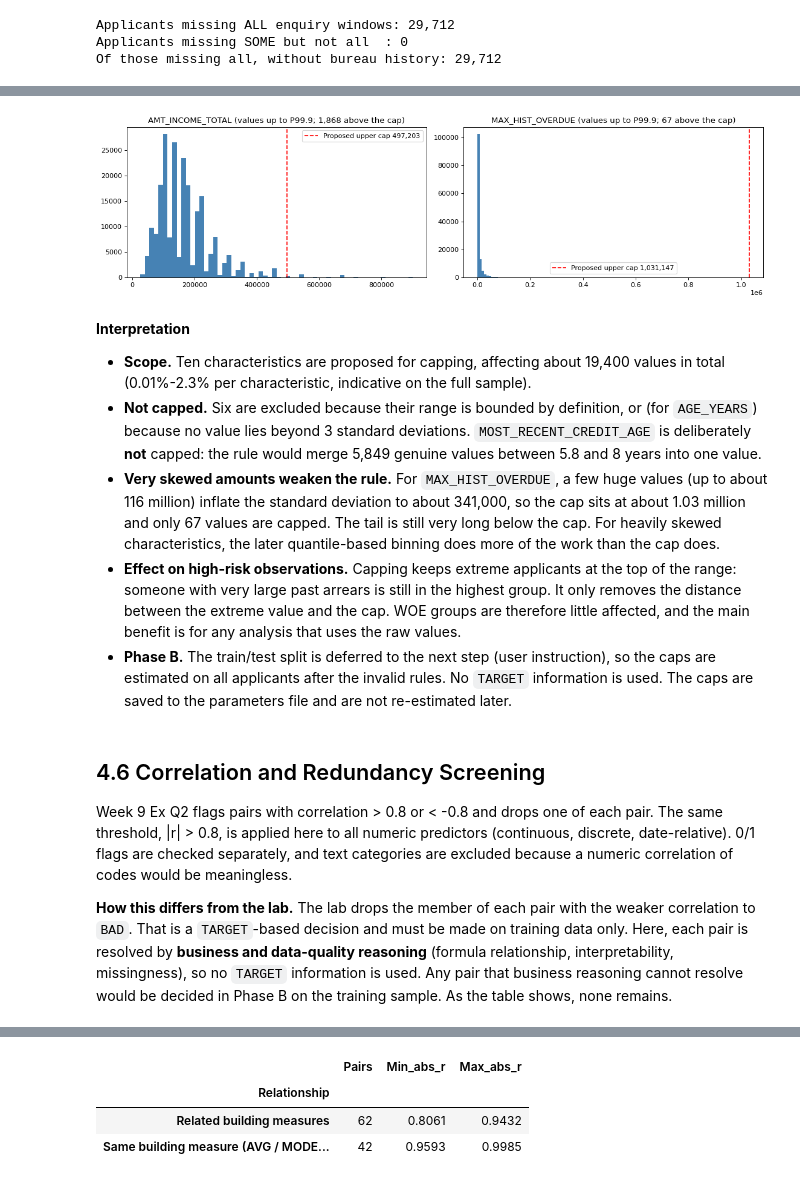
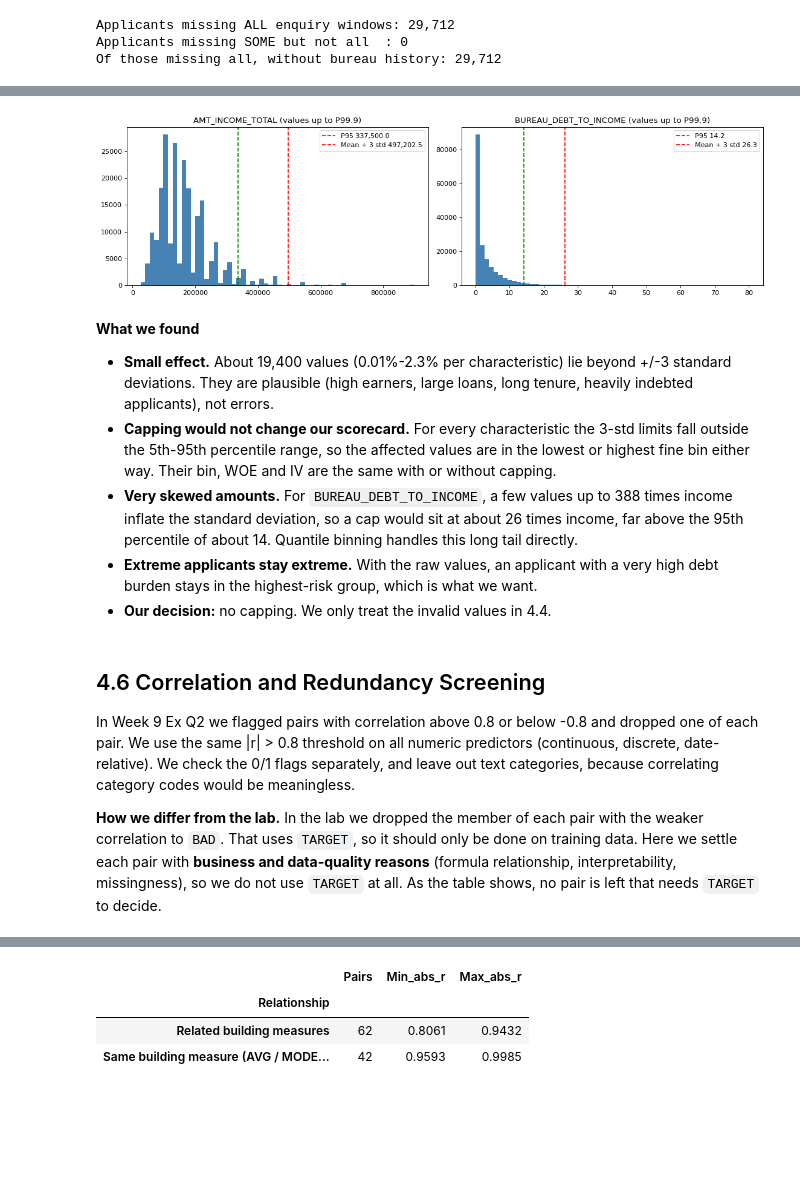
Before and after one commit to LeeLinWang/faproject, a Jupyter notebook: 04_Data_Preparation.ipynb, the cells around one changed output, grey strips where cells are left out. Drawn from its saved outputs; the diff is of its cells as text; code cells hidden in the pictures; blank space fills up the shorter version.

```diff
--- a/04_Data_Preparation.ipynb
+++ b/04_Data_Preparation.ipynb
@@ -769,29 +756,22 @@ def apply_invalid_preview(col):
     return s
 
 
-cap_candidates = {
-    'AMT_INCOME_TOTAL': 'Cap', 'AMT_CREDIT': 'Cap', 'LOAN_TO_INCOME': 'Cap', 'ANNUITY_TO_INCOME': 'Cap',
-    'CREDIT_TO_ANNUITY_RATIO': 'Cap', 'CREDIT_TO_GOODS_RATIO': 'Cap', 'EMPLOYMENT_YEARS': 'Cap',
-    'BUREAU_DEBT_TO_INCOME': 'Cap', 'DEBT_TO_CREDIT_RATIO': 'Cap', 'MAX_HIST_OVERDUE': 'Cap',
-    'OLDEST_CREDIT_AGE': 'Do not cap: bounded by the 8-year bureau window',
-    'MOST_RECENT_CREDIT_AGE': 'Do not cap: bounded 0-8 years; a cap would merge genuine values of 5.8-8 years',
-    'ACTIVE_LOAN_RATIO': 'Do not cap: share bounded 0-1',
-    'EXISTING_DEBT_SHARE_OF_EXPOSURE': 'Do not cap: share bounded 0-1',
-}
+continuous_retained = ['AMT_INCOME_TOTAL', 'AMT_CREDIT', 'LOAN_TO_INCOME', 'ANNUITY_TO_INCOME', 'CREDIT_TO_ANNUITY_RATIO',
+                       'CREDIT_TO_GOODS_RATIO', 'EMPLOYMENT_YEARS', 'BUREAU_DEBT_TO_INCOME', 'DEBT_TO_CREDIT_RATIO']
 
-cap_rows = []
-for col, action in cap_candidates.items():
-    s = apply_invalid_preview(col)
+outlier_rows = []
+for col in continuous_retained:
+    s = apply_invalid_preview(col).dropna()
     mean, std = s.mean(), s.std()
     lower, upper = mean - 3 * std, mean + 3 * std
-    below, above = (s < lower).sum(), (s > upper).sum()
-    cap_rows.append({'Characteristic': col, 'Mean': mean, 'Std': std, 'Lower cap': lower, 'Upper cap': upper,
-                     'Max (after invalid rules)': s.max(), 'Values below': below, 'Values above': above,
-                     '% affected': (below + above) / s.notnull().sum() * 100, 'Proposed action': action})
-capping_table = pd.DataFrame(cap_rows).set_index('Characteristic')
+    outlier_rows.append({'Characteristic': col, 'P5': s.quantile(0.05), 'Mean - 3 std': lower,
+                         'P95': s.quantile(0.95), 'Mean + 3 std': upper, 'Max': s.max(),
+                         'Values beyond +/-3 std': int(((s < lower) | (s > upper)).sum()),
+                         '% beyond': ((s < lower) | (s > upper)).mean() * 100,
+                         'Inside the outer 5% bins?': bool(lower <= s.quantile(0.05) and upper >= s.quantile(0.95))})
+outlier_table = pd.DataFrame(outlier_rows).set_index('Characteristic')
 with pd.option_context('display.float_format', '{:,.3f}'.format):
-    display(capping_table)
-
-to_cap = capping_table[capping_table['Proposed action'] == 'Cap']
-print(f"Proposed for capping: {len(to_cap)} characteristics, about {int(to_cap['Values below'].sum() + to_cap['Values above'].sum()):,} values (indicative, full sample)")
+    display(outlier_table)
+print(f"Values beyond +/-3 std: {outlier_table['Values beyond +/-3 std'].sum():,} in {len(outlier_table)} characteristics; "
+      f"all inside the lowest / highest 5% bin: {outlier_table['Inside the outer 5% bins?'].all()}")
 # %% [output]
@@ -815,31 +790,31 @@ Proposed for capping: 10 characteristics, about 19,443 values (indicative, full
 # %%
-# illustrate the effect on two very skewed characteristics (temporary series only)
+# the two most skewed characteristics: the 95th percentile (top fine bin starts here) and where a 3-std cap would sit
 fig, axes = plt.subplots(1, 2, figsize=(14, 4))
-for ax, col in zip(axes, ['AMT_INCOME_TOTAL', 'MAX_HIST_OVERDUE']):
+for ax, col in zip(axes, ['AMT_INCOME_TOTAL', 'BUREAU_DEBT_TO_INCOME']):
     s = apply_invalid_preview(col).dropna()
-    upper = capping_table.loc[col, 'Upper cap']
     ax.hist(s[s <= s.quantile(0.999)], bins=60, color='steelblue')
-    ax.axvline(upper, color='red', linestyle='--', label=f'Proposed upper cap {upper:,.0f}')
-    ax.set_title(f'{col} (values up to P99.9; {(s > upper).sum():,} above the cap)')
+    ax.axvline(outlier_table.loc[col, 'P95'], color='green', linestyle='--', label=f"P95 {outlier_table.loc[col, 'P95']:,.1f}")
+    ax.axvline(outlier_table.loc[col, 'Mean + 3 std'], color='red', linestyle='--', label=f"Mean + 3 std {outlier_table.loc[col, 'Mean + 3 std']:,.1f}")
+    ax.set_title(f'{col} (values up to P99.9)')
     ax.legend()
 plt.tight_layout()
 plt.show()
 # %% [output]
-[figure, old version]
+[figure, new version]
 # %% [markdown]
-**Interpretation**
+**What we found**
 
-- **Scope.** Ten characteristics are proposed for capping, affecting about 19,400 values in total (0.01%-2.3% per characteristic, indicative on the full sample).
-- **Not capped.** Six are excluded because their range is bounded by definition, or (for `AGE_YEARS`) because no value lies beyond 3 standard deviations. `MOST_RECENT_CREDIT_AGE` is deliberately **not** capped: the rule would merge 5,849 genuine values between 5.8 and 8 years into one value.
-- **Very skewed amounts weaken the rule.** For `MAX_HIST_OVERDUE`, a few huge values (up to about 116 million) inflate the standard deviation to about 341,000, so the cap sits at about 1.03 million and only 67 values are capped. The tail is still very long below the cap. For heavily skewed characteristics, the later quantile-based binning does more of the work than the cap does.
-- **Effect on high-risk observations.** Capping keeps extreme applicants at the top of the range: someone with very large past arrears is still in the highest group. It only removes the distance between the extreme value and the cap. WOE groups are therefore little affected, and the main benefit is for any analysis that uses the raw values.
-- **Phase B.** The train/test split is deferred to the next step (user instruction), so the caps are estimated on all applicants after the invalid rules. No `TARGET` information is used. The caps are saved to the parameters file and are not re-estimated later.
+- **Small effect.** About 19,400 values (0.01%-2.3% per characteristic) lie beyond +/-3 standard deviations. They are plausible (high earners, large loans, long tenure, heavily indebted applicants), not errors.
+- **Capping would not change our scorecard.** For every characteristic the 3-std limits fall outside the 5th-95th percentile range, so the affected values are in the lowest or highest fine bin either way. Their bin, WOE and IV are the same with or without capping.
+- **Very skewed amounts.** For `BUREAU_DEBT_TO_INCOME`, a few values up to 388 times income inflate the standard deviation, so a cap would sit at about 26 times income, far above the 95th percentile of about 14. Quantile binning handles this long tail directly.
+- **Extreme applicants stay extreme.** With the raw values, an applicant with a very high debt burden stays in the highest-risk group, which is what we want.
+- **Our decision:** no capping. We only treat the invalid values in 4.4.
 # %% [markdown]
 ## 4.6 Correlation and Redundancy Screening
 
-Week 9 Ex Q2 flags pairs with correlation > 0.8 or < -0.8 and drops one of each pair. The same threshold, |r| > 0.8, is applied here to all numeric predictors (continuous, discrete, date-relative). 0/1 flags are checked separately, and text categories are excluded because a numeric correlation of codes would be meaningless.
+In Week 9 Ex Q2 we flagged pairs with correlation above 0.8 or below -0.8 and dropped one of each pair. We use the same |r| > 0.8 threshold on all numeric predictors (continuous, discrete, date-relative). We check the 0/1 flags separately, and leave out text categories, because correlating category codes would be meaningless.
 
-**How this differs from the lab.** The lab drops the member of each pair with the weaker correlation to `BAD`. That is a `TARGET`-based decision and must be made on training data only. Here, each pair is resolved by **business and data-quality reasoning** (formula relationship, interpretability, missingness), so no `TARGET` information is used. Any pair that business reasoning cannot resolve would be decided in Phase B on the training sample. As the table shows, none remains.
+**How we differ from the lab.** In the lab we dropped the member of each pair with the weaker correlation to `BAD`. That uses `TARGET`, so it should only be done on training data. Here we settle each pair with **business and data-quality reasons** (formula relationship, interpretability, missingness), so we do not use `TARGET` at all. As the table shows, no pair is left that needs `TARGET` to decide.
 # %%
 numeric_predictors = [c for c in predictors if pd.api.types.is_numeric_dtype(merged_orig[c]) and merged_orig[c].nunique() > 2]
 binary_predictors = [c for c in predictors if pd.api.types.is_numeric_dtype(merged_orig[c]) and merged_orig[c].nunique() == 2]
```
Also changed, not shown: parts of 60 cells of this notebook, 7 other files.
